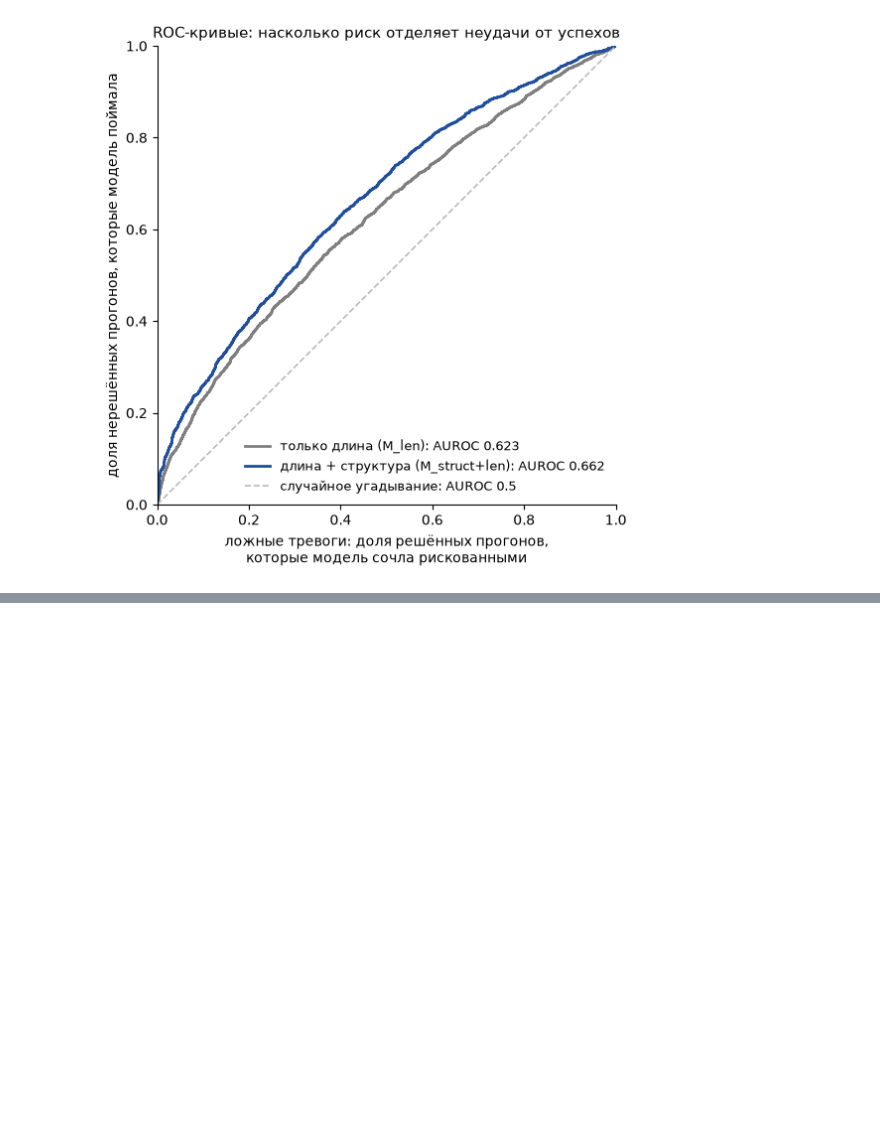
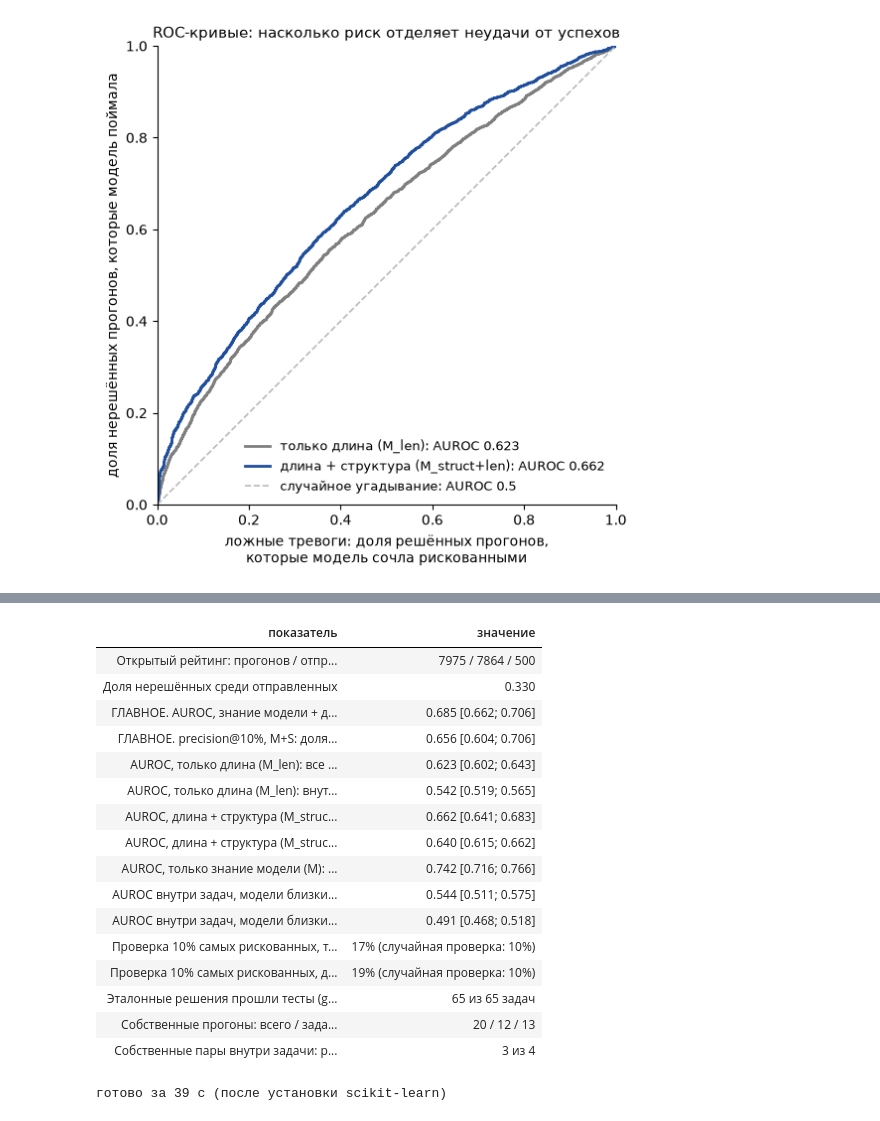
Before and after one commit to Kiruha667/diss, a Jupyter notebook: notebooks/visual_demo.ipynb, the cells around one changed output, grey strips where cells are left out. Cells and saved outputs as stored; diff of their text form; code cells hidden in the pictures; blank space fills up the shorter version.

```diff
--- a/notebooks/visual_demo.ipynb
+++ b/notebooks/visual_demo.ipynb
@@ -657,0 +714,55 @@ print(f"готово за {time.time() - T0:.0f} с (после установк
+# %%
+fmt = lambda v, b: f"{v:.3f} [{ci(b)[0]:.3f}; {ci(b)[1]:.3f}]"  # noqa: E731
+rows = [
+    ("Открытый рейтинг: прогонов / отправлено / задач", f"{len(runs)} / {len(pop)} / {pop.task_id.nunique()}"),
+    ("Доля нерешённых среди отправленных", f"{y.mean():.3f}"),
+    ("ГЛАВНОЕ. AUROC, знание модели + длина + структура (M+S): все задачи [95% ДИ]", fmt(*e7[("all", "M+S")])),
+    ("ГЛАВНОЕ. precision@10%, M+S: доля нерешённых среди 10% самых рискованных [95% ДИ]",
+     fmt(p10["M+S"], p10_boot["M+S"])),
+]
+for name in MODELS:
+    rows.append((f"AUROC, {MODEL_NAME[name]}: все задачи [95% ДИ]", fmt(auroc(y, risk[name]), boot[name])))
+    rows.append((f"AUROC, {MODEL_NAME[name]}: внутри задач, пары разных моделей [95% ДИ]",
+                 fmt(within[name], wboot[name])))
+rows += [
+    ("AUROC, только знание модели (M): внутри задач, пары разных моделей [95% ДИ]", fmt(*e7[("within", "M")])),
+    (f"AUROC внутри задач, модели близки по силе ({n_close} пар), предварительно: длина + структура",
+     fmt(*e7[("close", "S")])),
+    (f"AUROC внутри задач, модели близки по силе ({n_close} пар), предварительно: только знание модели",
+     fmt(*e7[("close", "M")])),
+]
+for name in MODELS:
+    rows.append((f"Проверка 10% самых рискованных, {MODEL_NAME[name]}: найдено нерешённых",
+                 f"{found[name][9]:.0%} (случайная проверка: 10%)"))
+rows += [
+    ("Эталонные решения прошли тесты (gold_pre)", f"{int(gold.resolved.sum())} из {len(gold)} задач"),
+    ("Собственные прогоны: всего / задач / решено", f"{len(own)} / {own.task_id.nunique()} / {int(own.resolved.sum())}"),
+    ("Собственные пары внутри задачи: риск выше у нерешённой (иллюстрация)", f"{n_ok} из {len(pairs)}"),
+]
+summary = pd.DataFrame(rows, columns=["показатель", "значение"])
+display(summary.style.hide(axis="index"))
+Path("visual_demo_results.json").write_text(json.dumps(
+    {"summary": dict(rows), "auroc": {m: auroc(y, risk[m]) for m in MODELS}, "within": dict(within),
+     "e7": {f"{k[0]}|{k[1]}": v[0] for k, v in e7.items()}, "e7_p10": p10,
+     "own_risk": own[["run_id", "resolved", "risk"]].to_dict("records"), "elapsed_s": round(time.time() - T0, 1)},
+    indent=1, ensure_ascii=False, default=float), encoding="utf-8")
+print(f"готово за {time.time() - T0:.0f} с (после установки scikit-learn)")
+# %% [output]
+| показатель | значение |
+| Открытый рейтинг: прогонов / отпр... | 7975 / 7864 / 500 |
+| Доля нерешённых среди отправленных | 0.330 |
+| ГЛАВНОЕ. AUROC, знание модели + д... | 0.685 [0.662; 0.706] |
+| ГЛАВНОЕ. precision@10%, M+S: доля... | 0.656 [0.604; 0.706] |
+| AUROC, только длина (M_len): все ... | 0.623 [0.602; 0.643] |
+| AUROC, только длина (M_len): внут... | 0.542 [0.519; 0.565] |
+| AUROC, длина + структура (M_struc... | 0.662 [0.641; 0.683] |
+| AUROC, длина + структура (M_struc... | 0.640 [0.615; 0.662] |
+| AUROC, только знание модели (M): ... | 0.742 [0.716; 0.766] |
+| AUROC внутри задач, модели близки... | 0.544 [0.511; 0.575] |
+| AUROC внутри задач, модели близки... | 0.491 [0.468; 0.518] |
+| Проверка 10% самых рискованных, т... | 17% (случайная проверка: 10%) |
+| Проверка 10% самых рискованных, д... | 19% (случайная проверка: 10%) |
+| Эталонные решения прошли тесты (g... | 65 из 65 задач |
+| Собственные прогоны: всего / зада... | 20 / 12 / 13 |
+| Собственные пары внутри задачи: р... | 3 из 4 |
+готово за 39 с (после установки scikit-learn)
```
Also changed, not shown: parts of 20 cells of this notebook, 5 other files.
